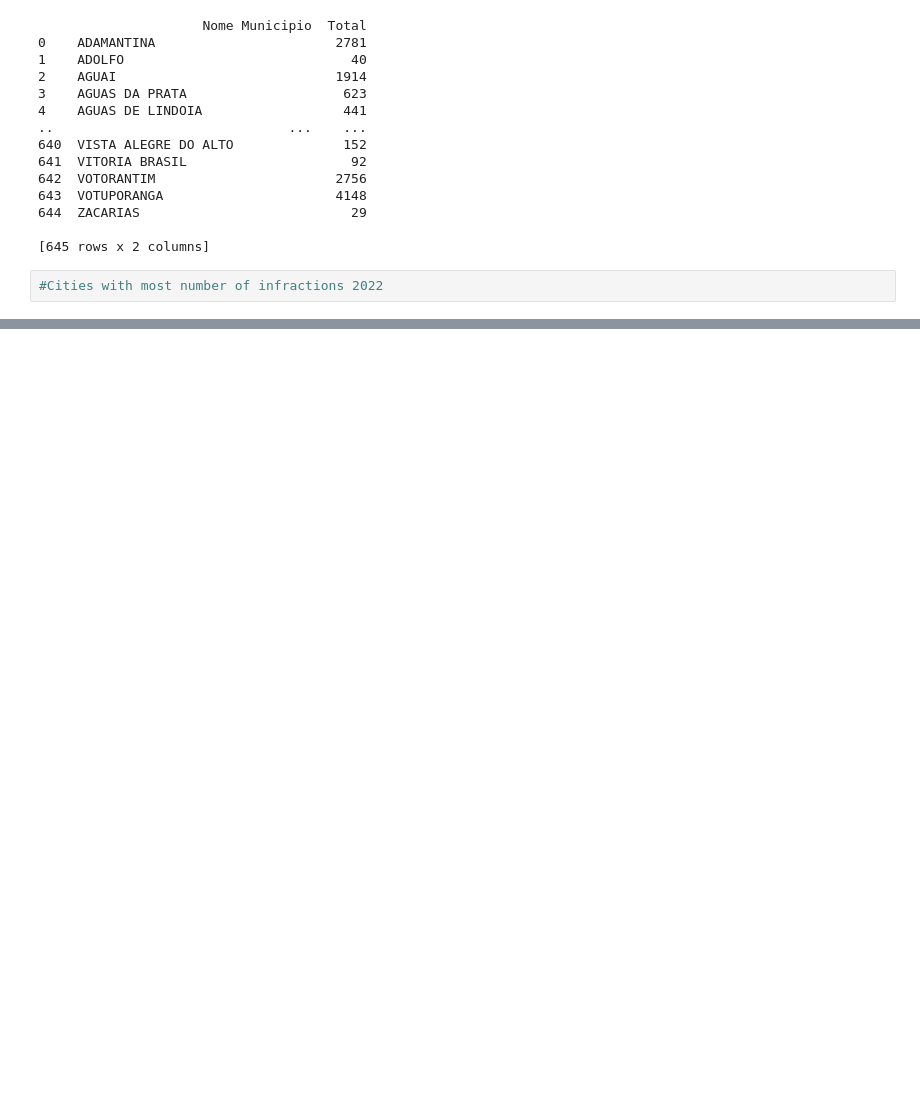
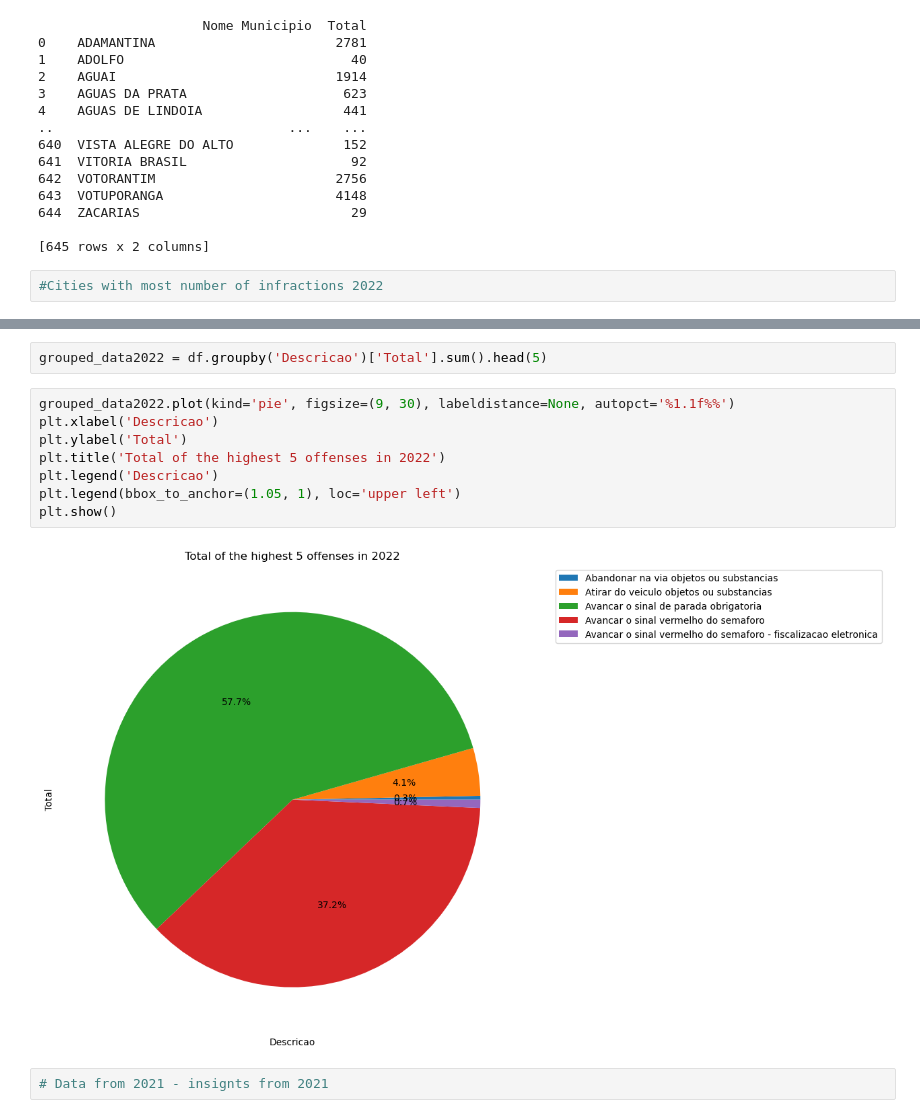
Before and after one commit to acdjsilva/traffic_infractions_sp_2022, a Jupyter notebook: Infraction portifolio.ipynb, the cells around one changed output, grey strips where cells are left out. Cells and saved outputs as stored; diff of their text form; blank space fills up the shorter version.

```diff
--- a/Infraction portifolio.ipynb
+++ b/Infraction portifolio.ipynb
@@ -48,0 +73,14 @@ print(infraction_city)
+# %%
+grouped_data2022 = df.groupby('Descricao')['Total'].sum().head(5)
+# %%
+grouped_data2022.plot(kind='pie', figsize=(9, 30), labeldistance=None, autopct='%1.1f%%')
+plt.xlabel('Descricao')
+plt.ylabel('Total')
+plt.title('Total of the highest 5 offenses in 2022')
+plt.legend('Descricao')
+plt.legend(bbox_to_anchor=(1.05, 1), loc='upper left')
+plt.show()
+# %% [output]
+[figure, added]
+# %%
+# Data from 2021 - insignts from 2021
```
Also changed, not shown: parts of 36 cells of this notebook.
